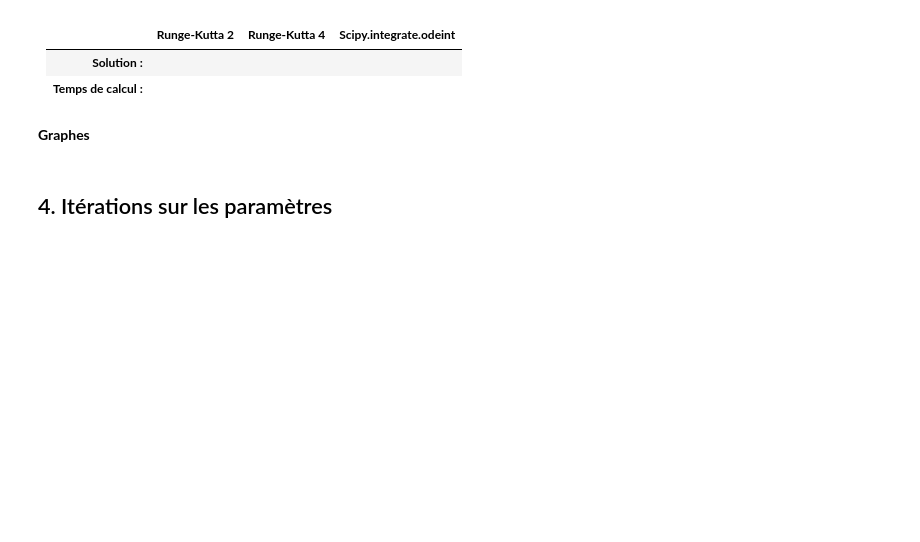
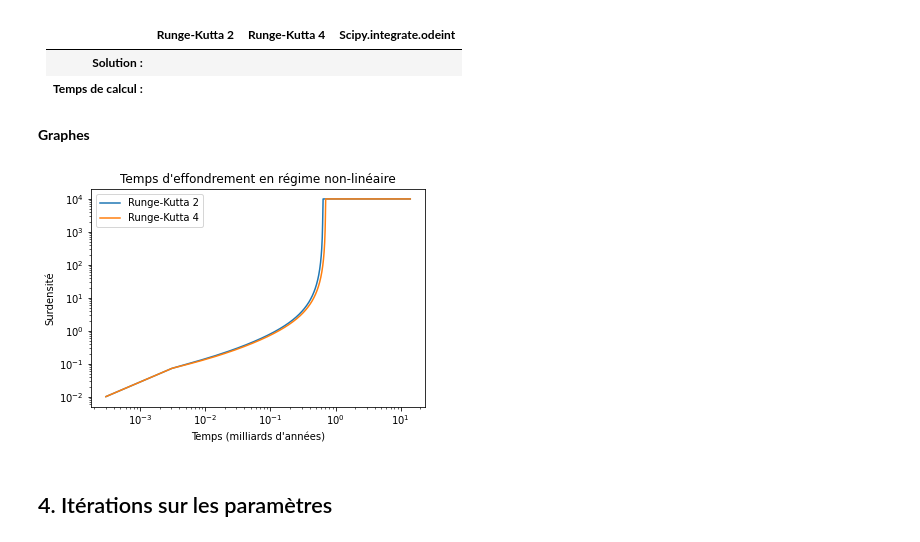
Before and after one commit to lukbrb/effspherique, a Jupyter notebook: Projet1-bis/ProjetNumerique.ipynb, the cells around one changed output. Cells and saved outputs as stored; diff of their text form; code cells hidden in the pictures; blank space fills up the shorter version.

```diff
--- a/Projet1-bis/ProjetNumerique.ipynb
+++ b/Projet1-bis/ProjetNumerique.ipynb
@@ -127,7 +170,6 @@ def rk4_lin(delta_i, delta_eff):
 **Runge-Kutta 2**
 # %%
 def rk2 (delta_i,delta_eff):
-    tps1 = time.time()
     pi= delta_i * H(ti)
     delta_p=np.zeros((len(ttab),2))
     delta_p[0,0],delta_p[0,1]=delta_i,pi
@@ -136,7 +178,7 @@ def rk2 (delta_i,delta_eff):
         if (delta_p[n - 1, 0] and delta_p[n - 1, 1]) < delta_eff:  # Condition pour s'assurer que delta ne diverge pas
             k1=-2*H(t)*delta_p[n-1, 1] + 1.5*(H(t)**2)*delta_p[n-1, 0]*(1+delta_p[n-1, 0])\
                +(4/3)*((delta_p[n-1,1]**2)/(1+delta_p[n-1, 0]))
-            k2= fonction([delta_p[n-1,0],delta_p[n-1,1]+dt*k1],t+dt)
+            k2= fonction_nonlin([delta_p[n-1,0],delta_p[n-1,1]+dt*k1],t+dt)
             delta_p[n,1]= delta_p[n-1,1] + 0.5*dt*(k1+k2)
             delta_p[n,0]= delta_p[n-1,0] + delta_p[n-1,1]*dt
         else:
@@ -147,19 +189,16 @@ def rk2 (delta_i,delta_eff):
     delta_p[delta_p[:, 1] > delta_p[argmax - 1, 1], 1] = delta_p[argmax - 1, 1]
     if delta_p[-1,0] != delta_eff:
         temps_eff=0
-        print("La surdensité ne s'est pas encore effondrée ")
+#         print("La surdensité ne s'est pas encore effondrée ")
     else:
         argmax=delta_p[:,0].argmax()
         temps_eff=ttab[argmax]
         print("Effondrement à ", temps_eff / milliard_annee, "milliards d'années, indice", argmax)
-    tps2 = time.time()
-    print("Temps de calcul RK2 :",tps2 - tps1,"secondes")
     return (delta_p,temps_eff)
 # %% [markdown]
 **Runge-Kutta 4**
 # %%
 def rk4(delta_i, delta_eff):
-    tps1 = time.time()
     pi = delta_i * H(ti)
     delta_p = np.zeros((len(ttab), 2))
     delta_p[0, 0], delta_p[0, 1] = delta_i, pi
@@ -168,9 +207,9 @@ def rk4(delta_i, delta_eff):
         if (delta_p[n - 1, 0] and delta_p[n - 1, 1]) < delta_eff: # Condition pour s'assurer que delta ne diverge pas
             k1 = -2 * H(t) * delta_p[n - 1, 1] + 1.5 * (H(t) ** 2) * delta_p[n - 1, 0] * (1 + delta_p[n - 1, 0]) \
                  + (4 / 3) * ((delta_p[n - 1, 1] ** 2) / (1 + delta_p[n - 1, 0]))
-            k2 = fonction([delta_p[n - 1, 0], delta_p[n - 1, 1] + (dt * k1) / 2], t + dt / 2)
-            k3 = fonction([delta_p[n - 1, 0], delta_p[n - 1, 1] + (dt * k2) / 2], t + dt / 2)
-            k4 = fonction([delta_p[n - 1, 0], delta_p[n - 1, 1] + (dt * k3) / 2], t + dt)
+            k2 = fonction_nonlin([delta_p[n - 1, 0], delta_p[n - 1, 1] + (dt * k1) / 2], t + dt / 2)
+            k3 = fonction_nonlin([delta_p[n - 1, 0], delta_p[n - 1, 1] + (dt * k2) / 2], t + dt / 2)
+            k4 = fonction_nonlin([delta_p[n - 1, 0], delta_p[n - 1, 1] + (dt * k3) / 2], t + dt)
             delta_p[n, 1] = delta_p[n - 1, 1] + (dt / 6) * (k1 + 2 * k2 + 2 * k3 + k4)
             delta_p[n, 0] = delta_p[n - 1, 0] + delta_p[n - 1, 1] * dt
         else:
@@ -181,13 +220,14 @@ def rk4(delta_i, delta_eff):
     delta_p[delta_p[:, 1] > delta_p[argmax - 1, 1], 1] = delta_p[argmax - 1, 1]
     if delta_p[-1, 0] != delta_eff:
         temps_eff = 0
-        print("La surdensité ne s'est pas encore effondrée ")
+#         print("La surdensité ne s'est pas encore effondrée ")
     else:
         argmax = delta_p[:, 0].argmax()
         temps_eff = ttab[argmax]
         print("Effondrement à ", temps_eff / milliard_annee, "milliards d'années, indice", argmax)
-    tps2 = time.time()
-    print("Temps de calcul RK4 :", tps2 - tps1, "secondes")
-    return (delta_p, temps_eff)
+    return delta_p, temps_eff
 # %% [markdown]
 **Solutions**
+# %%
+%%time
+nl_rk2, tnl_rk2 = rk2(1e-2, 1e4)
@@ -193,0 +237,3 @@ def rk4(delta_i, delta_eff):
+# %%
+%%time
+nl_rk4, tnl_rk4 = rk4(1e-2, 1e4)
@@ -200,5 +249,17 @@ def rk4(delta_i, delta_eff):
 | **Temps de calcul :** |                   |                   |                             |
 # %% [markdown]
 **Graphes**
+# %%
+plt.title("Temps d'effondrement en régime non-linéaire")
+plt.plot(ttab_milliard, nl_rk2[:, 0], label='Runge-Kutta 2')
+plt.plot(ttab_milliard, nl_rk4[:, 0], label='Runge-Kutta 4')
+plt.xlabel("Temps (milliards d'années)")
+plt.ylabel('Surdensité')
+plt.xscale('log')
+plt.yscale('log')
+plt.legend()
+plt.show()
+# %% [output]
+[figure, added]
 # %% [markdown]
 ## 4. Itérations sur les paramètres
```
Also changed, not shown: parts of 31 cells of this notebook, 6 other files.
